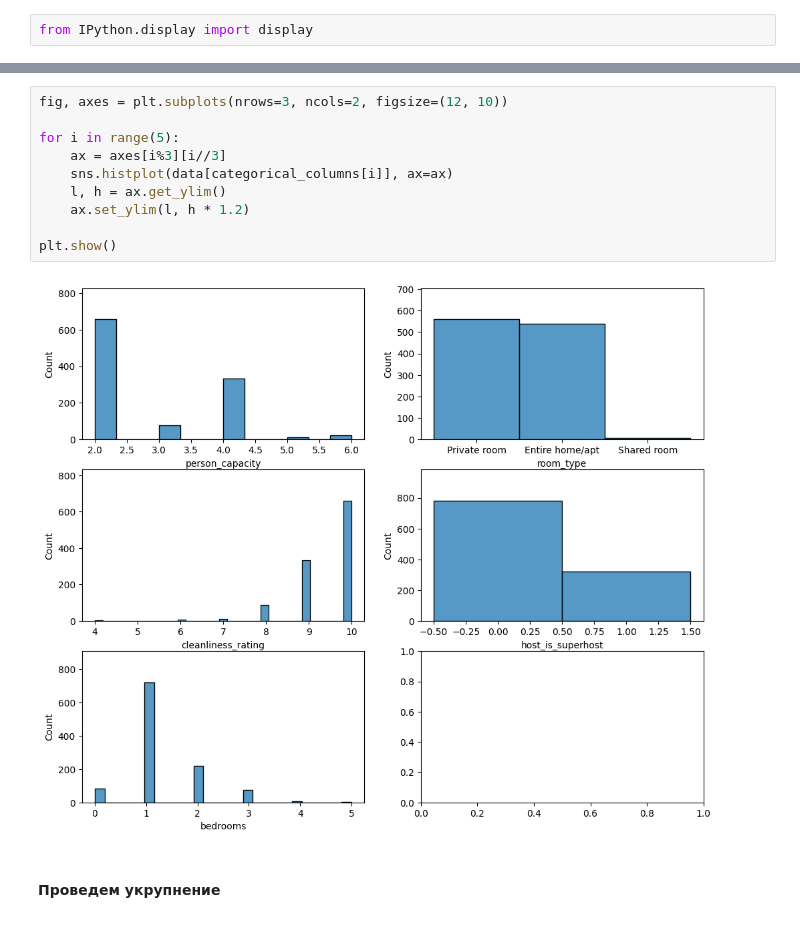
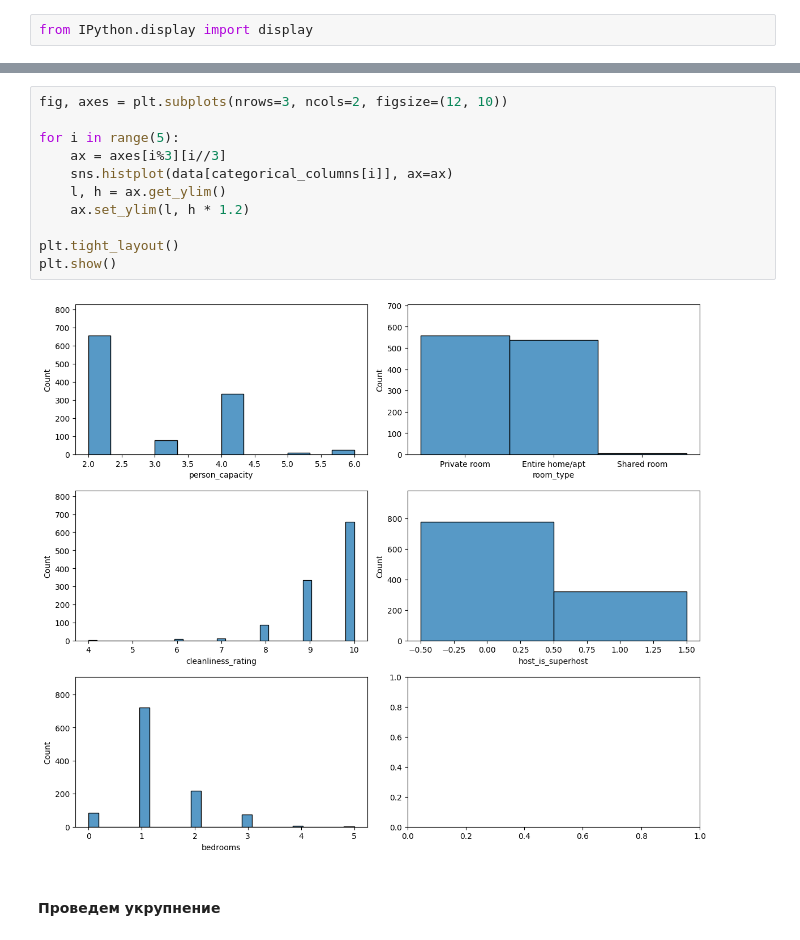
Before and after one commit to rmnigm/econometrics, a Jupyter notebook: notebooks/amsterdam_airbnb.ipynb, the cells around one changed output, grey strips where cells are left out. Saved outputs shown, nothing was run; the diff lists cells and outputs as text.

```diff
--- a/notebooks/amsterdam_airbnb.ipynb
+++ b/notebooks/amsterdam_airbnb.ipynb
@@ -176,15 +184,16 @@ for var in cat_variable_stats:
 # %%
 fig, axes = plt.subplots(nrows=3, ncols=2, figsize=(12, 10))
 
 for i in range(5):
     ax = axes[i%3][i//3]
     sns.histplot(data[categorical_columns[i]], ax=ax)
     l, h = ax.get_ylim()
     ax.set_ylim(l, h * 1.2)
 
+plt.tight_layout()
 plt.show()
 # %% [output]
-[figure, old version]
+[figure, new version]
 # %% [markdown]
 #### Проведем укрупнение
 # %%
```
Also changed, not shown: parts of 23 cells of this notebook.
